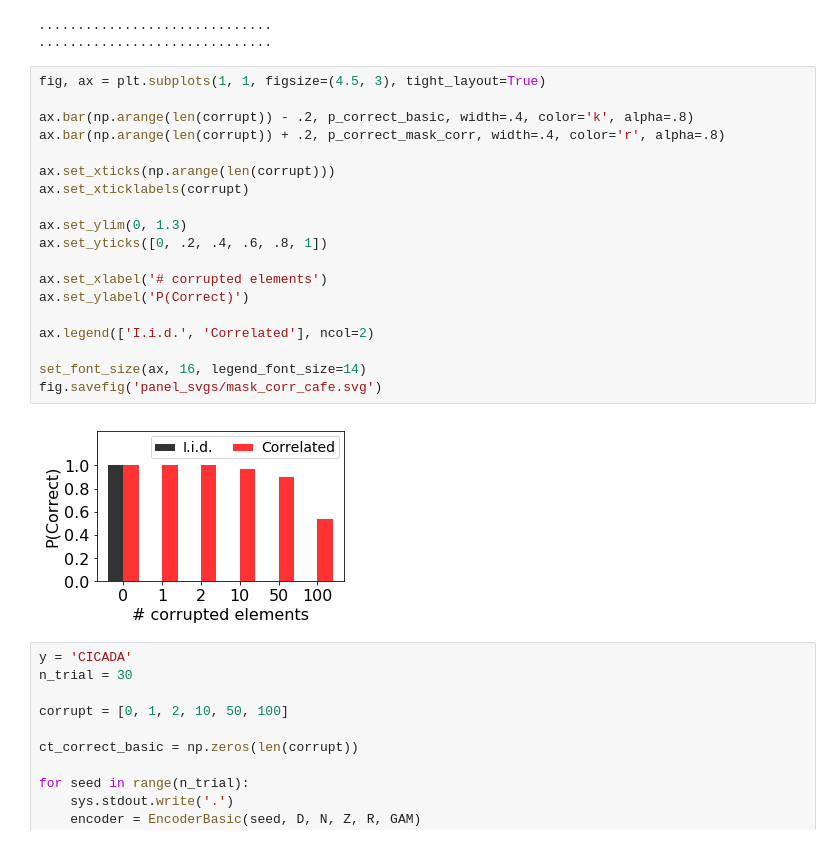
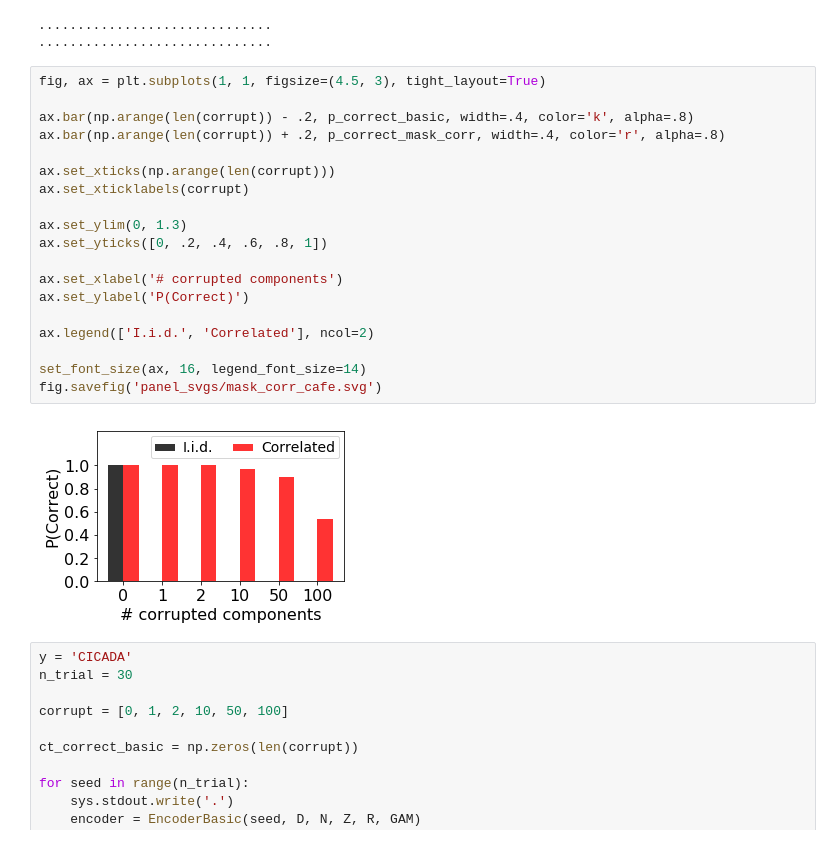
Before and after one commit to rkp8000/crossing_over, a Jupyter notebook: 5_mask_correlations.ipynb, the cells around one changed output. Drawn from its saved outputs; the diff is of its cells as text.

```diff
--- a/5_mask_correlations.ipynb
+++ b/5_mask_correlations.ipynb
@@ -282,24 +282,24 @@ print('')
 # %%
 fig, ax = plt.subplots(1, 1, figsize=(4.5, 3), tight_layout=True)
 
 ax.bar(np.arange(len(corrupt)) - .2, p_correct_basic, width=.4, color='k', alpha=.8)
 ax.bar(np.arange(len(corrupt)) + .2, p_correct_mask_corr, width=.4, color='r', alpha=.8)
 
 ax.set_xticks(np.arange(len(corrupt)))
 ax.set_xticklabels(corrupt)
 
 ax.set_ylim(0, 1.3)
 ax.set_yticks([0, .2, .4, .6, .8, 1])
 
-ax.set_xlabel('# corrupted elements')
+ax.set_xlabel('# corrupted components')
 ax.set_ylabel('P(Correct)')
 
 ax.legend(['I.i.d.', 'Correlated'], ncol=2)
 
 set_font_size(ax, 16, legend_font_size=14)
 fig.savefig('panel_svgs/mask_corr_cafe.svg')
 # %% [output]
-[figure, old version]
+[figure, new version]
 # %%
 y = 'CICADA'
 n_trial = 30
```
Also changed, not shown: parts of 2 cells of this notebook, 3 other files.
